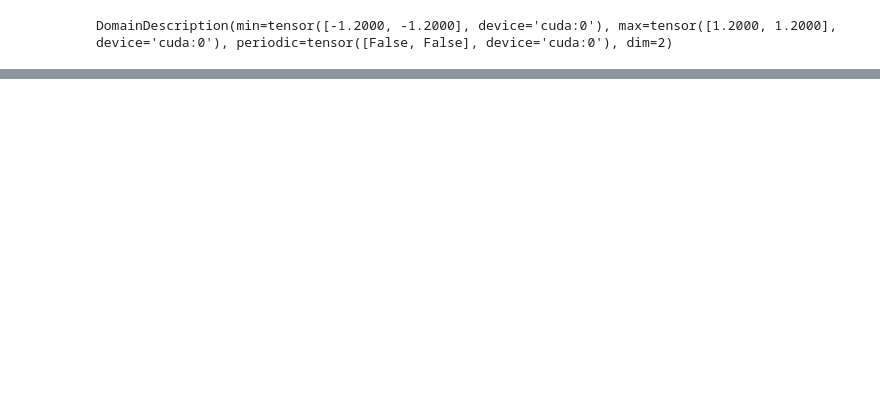
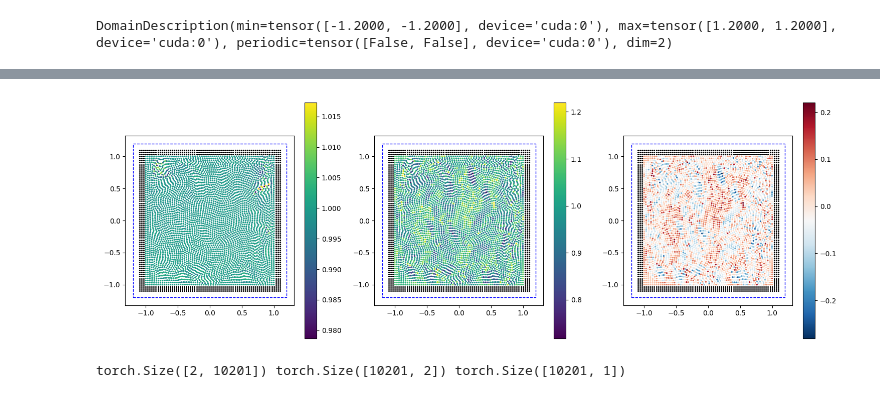
Before and after one commit to wi-re/dataLoader, a Jupyter notebook: Untitled-1.ipynb, the cells around one changed output, grey strips where cells are left out. Cells and saved outputs as stored; diff of their text form; code cells hidden in the pictures; blank space fills up the shorter version.

```diff
--- a/Untitled-1.ipynb
+++ b/Untitled-1.ipynb
@@ -194,0 +352,69 @@ fig.tight_layout()
+# %%
+from sphMath.plotting import visualizeParticles
+import matplotlib.pyplot as plt
+
+
+fig, axis = plt.subplots(1, 3, figsize=(15, 5), squeeze = False)
+
+densityPlot = visualizeParticles(fig, axis[0,0],
+            particles = currentStates[0],
+            domain = domains[0],
+            quantity = rho / configs[0]['fluid']['rho0'],
+            which = 'fluid',
+            # operation = 'curl',
+            mapping = '.x',
+            cmap = 'viridis',
+            visualizeBoth=True,
+            kernel = config['kernel'],
+            plotDomain = True,
+            gridVisualization=False, markerSize=2)
+
+densityPlot = visualizeParticles(fig, axis[0,1],
+            particles = currentStates[0],
+            domain = domains[0],
+            quantity = out[:,0],
+            which = 'fluid',
+            # operation = 'curl',
+            mapping = '.x',
+            cmap = 'viridis',
+            visualizeBoth=True,
+            kernel = config['kernel'],
+            plotDomain = True,
+            gridVisualization=False, markerSize=2)
+
+densityPlot = visualizeParticles(fig, axis[0,2],
+            particles = currentStates[0],
+            domain = domains[0],
+            quantity = out[:,0] - rho / configs[0]['fluid']['rho0'],
+            which = 'fluid',
+            # operation = 'curl',
+            mapping = '.x',
+            cmap = 'RdBu_r',
+            visualizeBoth=True,
+            kernel = config['kernel'],
+            plotDomain = True,
+            gridVisualization=False, markerSize=2)
+
+fig.tight_layout()
+# %% [output]
+[figure, added]
+# %%
+xx = torch.linspace(-1, 1, 101).to('cuda', dtype = torch.float32)
+yy = torch.linspace(-1, 1, 101).to('cuda', dtype = torch.float32)
+X, Y = torch.meshgrid(xx, yy, indexing='ij')
+edge_attr = torch.stack([X.flatten(), Y.flatten()], dim=-1).to('cuda', dtype = torch.float32)
+
+edge_index = torch.stack([torch.arange(X.numel()).to('cuda'), torch.zeros_like(X).flatten().to(torch.int64)])
+inputs = torch.ones_like(X).flatten().unsqueeze(-1).to('cuda', dtype = torch.float32)
+
+
+print(edge_index.shape, edge_attr.shape, inputs.shape)
+
+out, _ = testLayer(
+    x = [inputs, inputs],
+    edge_index = edge_index,
+    edge_attr = edge_attr,
+    batches = 1,
+)
+# %% [output]
+torch.Size([2, 10201]) torch.Size([10201, 2]) torch.Size([10201, 1])
```
Also changed, not shown: parts of 12 cells of this notebook.
